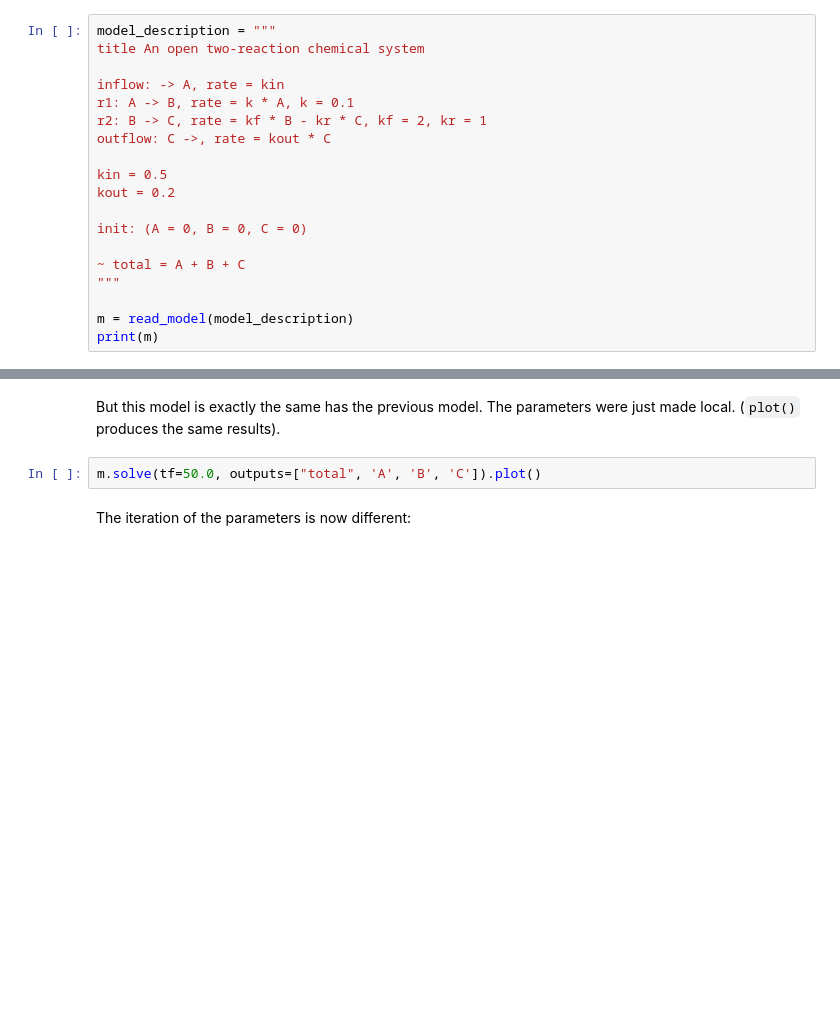
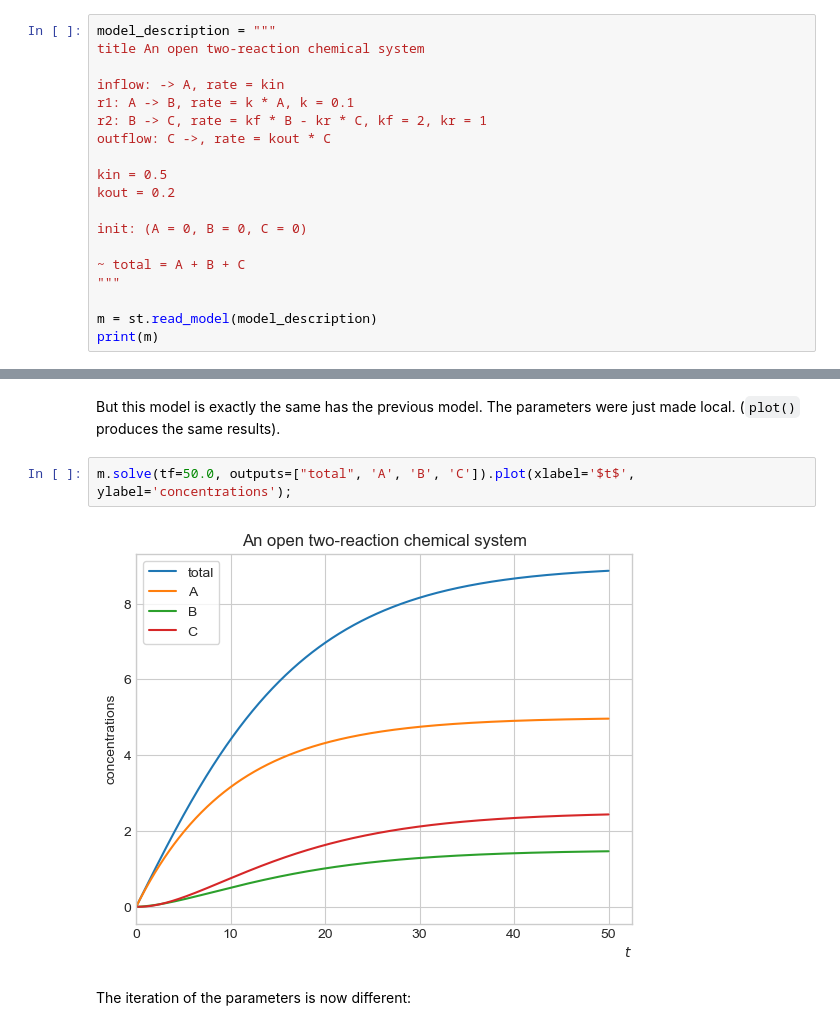
Before and after one commit to aeferreira/stimator, a Jupyter notebook: notebooks/models.ipynb, the cells around one changed output, grey strips where cells are left out. Saved outputs shown, nothing was run; the diff lists cells and outputs as text; blank space fills up the shorter version.

```diff
--- a/notebooks/models.ipynb
+++ b/notebooks/models.ipynb
@@ -119,5 +198,5 @@ init: (A = 0, B = 0, C = 0)
 ~ total = A + B + C
 """
 
-m = read_model(model_description)
+m = st.read_model(model_description)
 print(m)
@@ -124,7 +221,9 @@ print(m)
 # %% [markdown]
 But this model is exactly the same has the previous model. The parameters were just made local. (`plot()` produces the same results).
 # %%
-m.solve(tf=50.0, outputs=["total", 'A', 'B', 'C']).plot()
+m.solve(tf=50.0, outputs=["total", 'A', 'B', 'C']).plot(xlabel='$t$', ylabel='concentrations');
+# %% [output]
+[figure, added]
 # %% [markdown]
 The iteration of the parameters is now different:
 # %%
```
Also changed, not shown: parts of 22 cells of this notebook, 4 other files.
